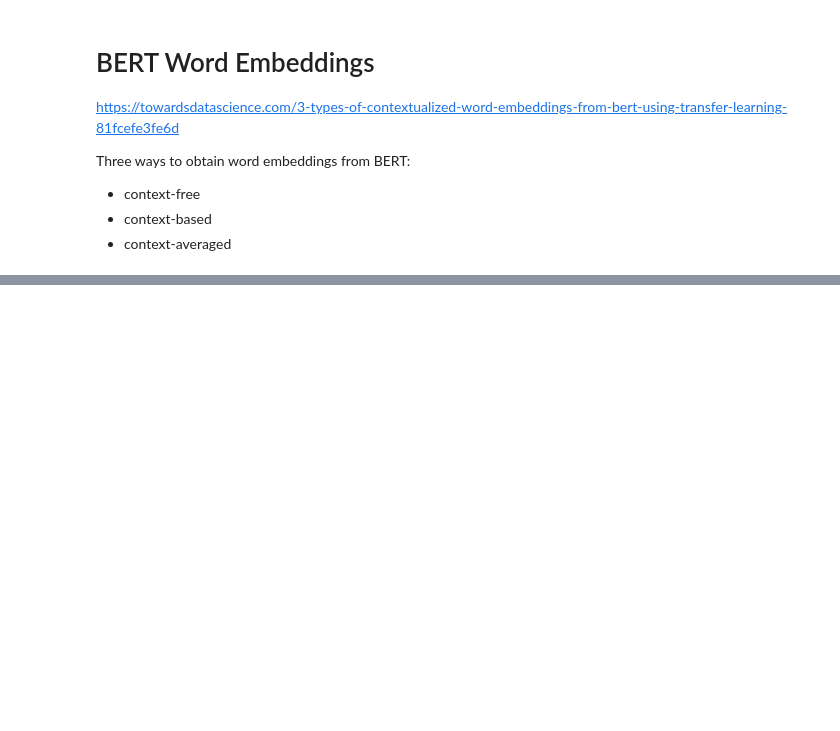
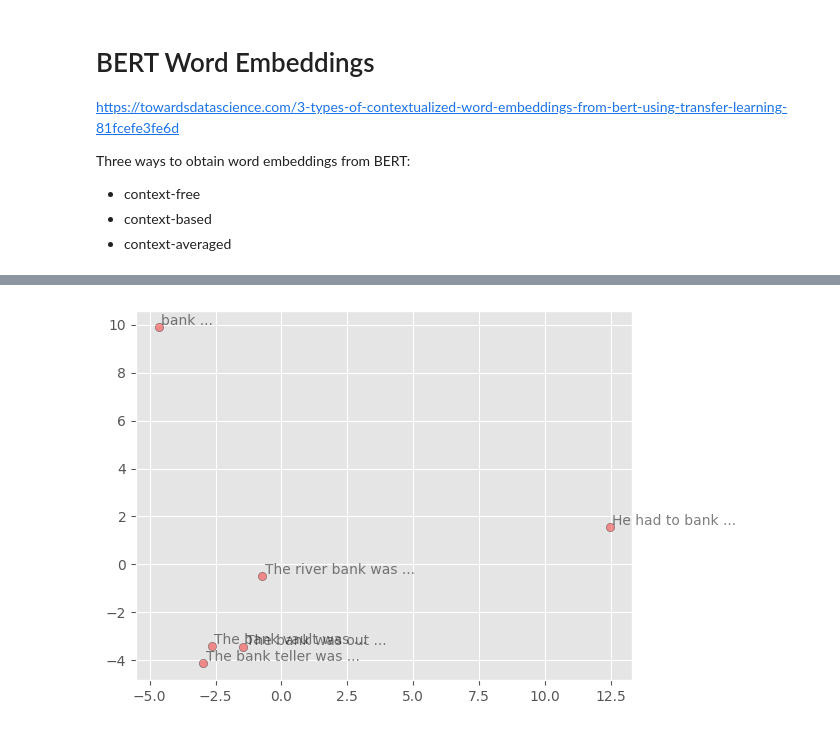
Before and after one commit to haukelicht/advanced_text_analysis, a Jupyter notebook: notebooks/03_BERT_word_embeddings.ipynb, the cells around one changed output, grey strips where cells are left out. Drawn from its saved outputs; the diff is of its cells as text; code cells hidden in the pictures; blank space fills up the shorter version.

Commit message:
updated '03_BERT_word_embeddings' notebook

```diff
--- a/notebooks/03_BERT_word_embeddings.ipynb
+++ b/notebooks/03_BERT_word_embeddings.ipynb
@@ -18,0 +19,13 @@ import torch
+# %%
+# for data wrangling
+import pandas as pd
+import numpy as np
+
+# for BERT
+from transformers import BertTokenizer, BertModel
+import torch
+
+# for visualization
+from sklearn.decomposition import PCA
+import matplotlib.pyplot as plt
+plt.style.use('ggplot')
@@ -33,9 +50,12 @@ tokenizer = BertTokenizer.from_pretrained('bert-base-uncased')
 ##############
 # These sentences show the different forms of the word 'bank' to show the value of contextualized embeddings
 
-texts = ["bank",
-         "The river bank was flooded.",
-         "The bank vault was robust.",
-         "He had to bank on her for support.",
-         "The bank was out of money.",
-         "The bank teller was a man."]
+texts = [
+    "bank", # <== inlcude the get the uncontextualized ('static') embedding
+    # define sentences that use 'bank' in different sense
+    "The river bank was flooded.",
+    "The bank vault was robust.",
+    "He had to bank on her for support.",
+    "The bank was out of money.",
+    "The bank teller was a man."
+]
@@ -110,13 +136,14 @@ def get_bert_embeddings(tokens_tensor, segments_tensors, model):
 # %%
 # Getting embeddings for the target word in all given contexts
 target_word_embeddings = []
+focus_word = 'bank'
 
 for text in texts:
     tokenized_text, tokens_tensor, segments_tensors = bert_text_preparation(text, tokenizer)
     list_token_embeddings = get_bert_embeddings(tokens_tensor, segments_tensors, model)
 
     # Find the position 'bank' in list of tokens
-    word_index = tokenized_text.index('bank')
+    word_index = tokenized_text.index(focus_word)
     # Get the embedding for bank
     word_embedding = list_token_embeddings[word_index]
 
@@ -137,0 +197,10 @@ distances_df[distances_df.text1 == 'bank']
+# %%
+# show 2D plot of embeddings of 'bank'
+X = np.array(target_word_embeddings)
+pcs = PCA(n_components=2).fit_transform(X)
+
+plt.scatter(pcs[:,0], pcs[:,1], c='r', edgecolors='k', alpha=.4)
+for i, (x, y) in enumerate(pcs):
+    plt.text(x+0.1, y+0.1, ' '.join(texts[i].split(' ')[:4])+' ...', alpha=.5)
+# %% [output]
+[figure, added]
```
Also changed, not shown: parts of 21 cells of this notebook.
